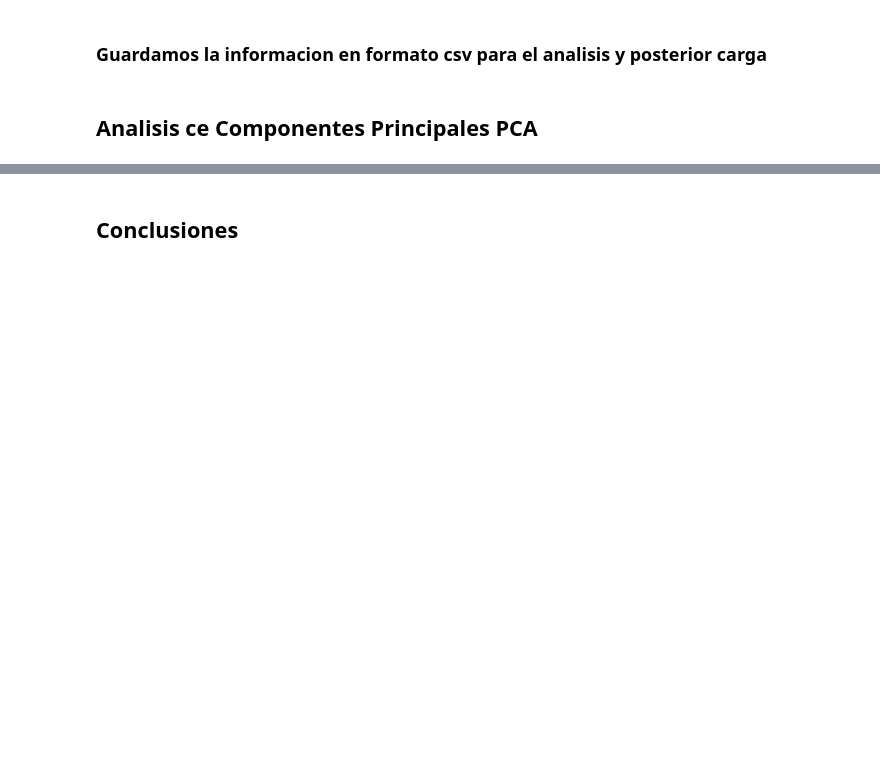
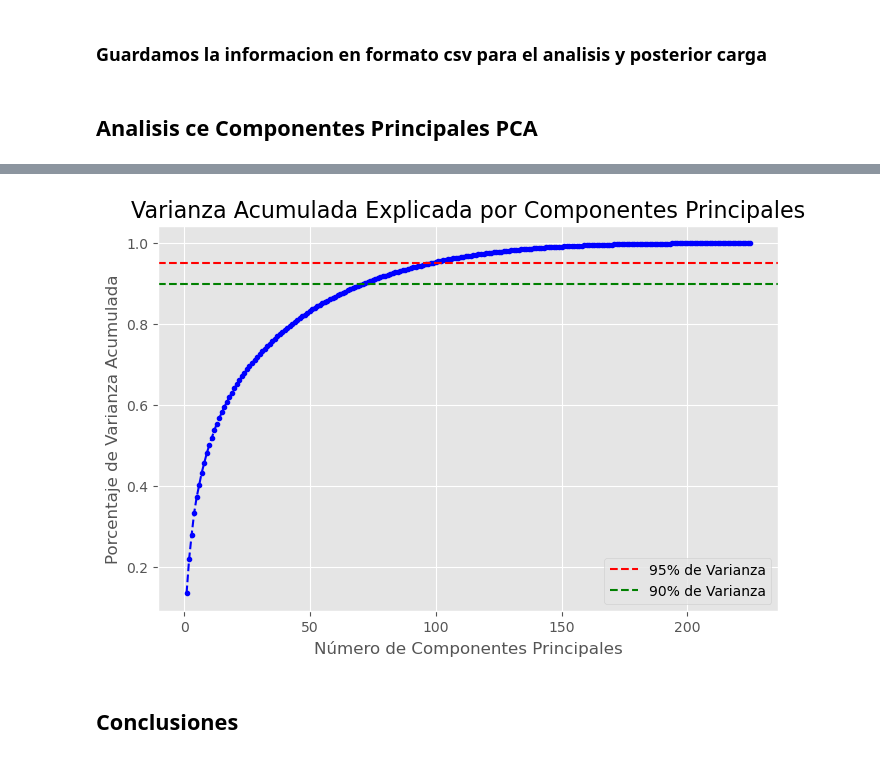
Before and after one commit to Julio21-ai/glp-1_drug_discovery, a Jupyter notebook: notebooks/Avance 2.ipynb, the cells around one changed output, grey strips where cells are left out. Saved outputs shown, nothing was run; the diff lists cells and outputs as text; code cells hidden in the pictures; blank space fills up the shorter version.

```diff
--- a/notebooks/Avance 2.ipynb
+++ b/notebooks/Avance 2.ipynb
@@ -533,3 +634,9 @@ df_descriptores_cdhit.to_csv(descriptores_cdhit_csv, index=False)
+# %%
+# Calcular la varianza acumulada
+cumulative_variance = np.cumsum(pca.explained_variance_ratio_)
+cumulative_variance_plot(cumulative_variance)
+# %% [output]
+[figure, added]
 # %% [markdown]
 ## Conclusiones
 # %% [markdown]
```
Also changed, not shown: parts of 28 cells of this notebook, 4 other files.
